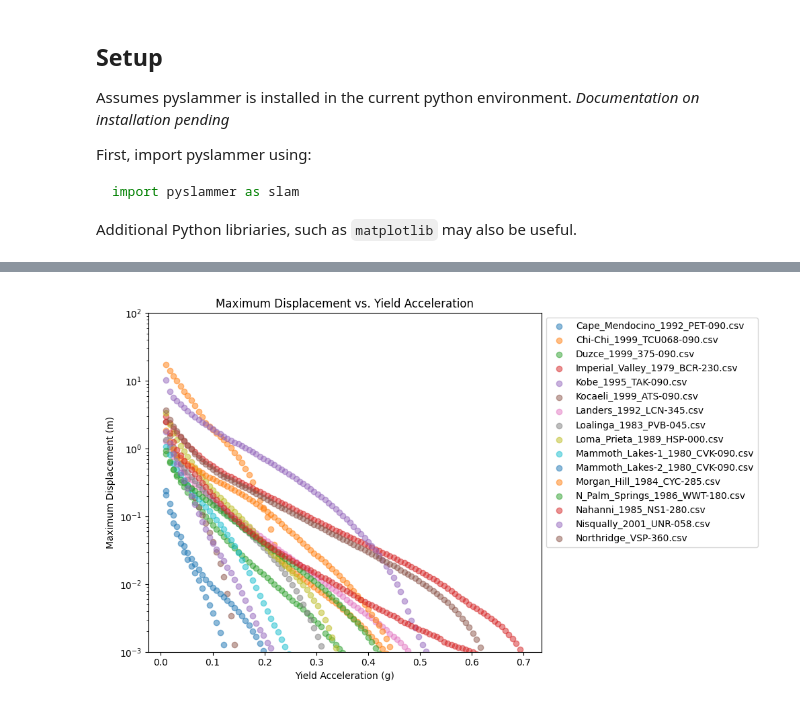
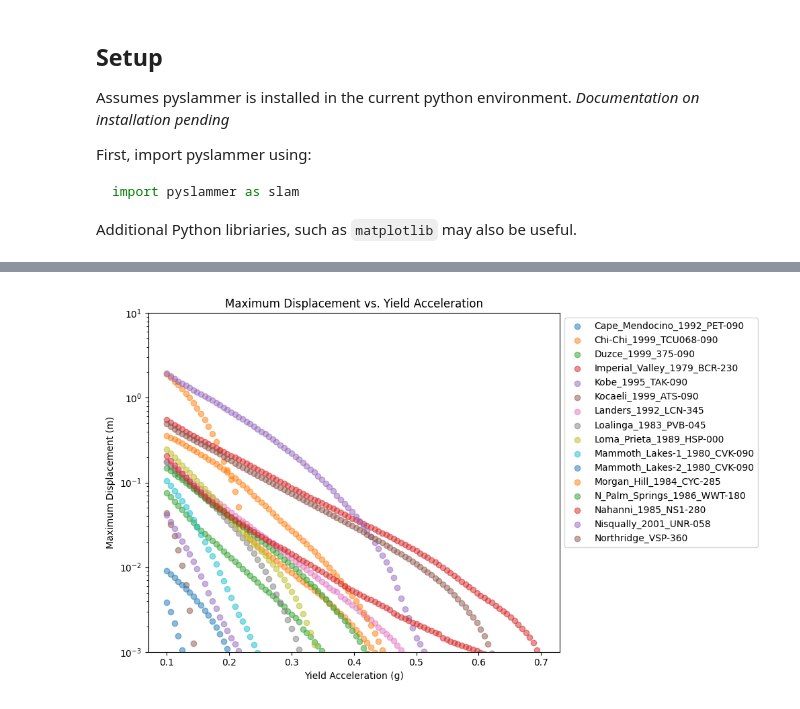
Before and after one commit to pySLAMMER/pySLAMMER, a Jupyter notebook: demos/batch_demo.ipynb, the cells around one changed output, grey strips where cells are left out. Saved outputs shown, nothing was run; the diff lists cells and outputs as text; code cells hidden in the pictures.

```diff
--- a/demos/batch_demo.ipynb
+++ b/demos/batch_demo.ipynb
@@ -33,3 +33,7 @@ import pyslammer as slam
 import numpy as np
 import pandas as pd
 import matplotlib.pyplot as plt
+# %%
+kys = np.linspace(0.1,0.7,100)
+histories = slam.sample_ground_motions()
+output = {}
@@ -36,11 +63,10 @@ import matplotlib.pyplot as plt
 # %%
 # single simulation
 ky = 0.2
+motion = "Chi-Chi_1999_TCU068-090"
 
-tHist = slam.csv_time_hist('../pyslammer/sample_ground_motions/Northridge_VSP-360.csv')
-# tHist[1] /= 9.81 (if g is needed)
-result = slam.SlidingBlockAnalysis(tHist, ky)
+single_result = slam.SlidingBlockAnalysis(histories[motion], ky)
 plt.close('all')
-fig, axs = slam.sliding_block_plot(result)
+fig, axs = slam.sliding_block_plot(single_result)
 plt.show()
 # %% [output]
@@ -48,6 +73,0 @@ plt.show()
-# %%
-kys = np.linspace(0.01,0.7,100)
-sgms = slam.sample_ground_motions()
-histories = {sgm:slam.csv_time_hist(f'../pyslammer/sample_ground_motions/{sgm}') for sgm in sgms}
-
-output = {}
@@ -54,9 +78,9 @@ output = {}
 # %%
 run = 0
 for ky in kys:
-    for sgm, hist in histories.items():
+    for motion, hist in histories.items():
         result = slam.SlidingBlockAnalysis(hist, ky)
-        output[run] = {"motion":sgm, "ky":ky, "d_max": result.max_sliding_disp, "time":result.time, "disp": result.sliding_disp}
+        output[run] = {"motion":motion, "ky":ky, "d_max": result.max_sliding_disp, "time":result.time, "disp": result.sliding_disp}
         run += 1
 # %%
 # convert the output to a pandas dataframe
@@ -64,17 +91,17 @@ df = pd.DataFrame.from_dict(output,orient='index')
 # %%
 plt.close('all')
 fig, ax = plt.subplots()
 fig.set_size_inches(10,6)
 for key, grp in df.groupby(['motion']):
     ax.scatter(grp["ky"], grp["d_max"], label=key[0], alpha=0.5)
 ax.legend(loc='upper left', bbox_to_anchor=(1, 1))
 ax.set_yscale('log')
-ax.set_ylim(1e-3,1e2)
+ax.set_ylim(1e-3,1e1)
 ax.set_xlabel('Yield Acceleration (g)')
 ax.set_ylabel('Maximum Displacement (m)')
 ax.set_title('Maximum Displacement vs. Yield Acceleration')
 
 plt.tight_layout()
 plt.show()
 # %% [output]
-[figure, old version]
+[figure, new version]
```
Also changed, not shown: parts of 7 cells of this notebook, 4 other files.
